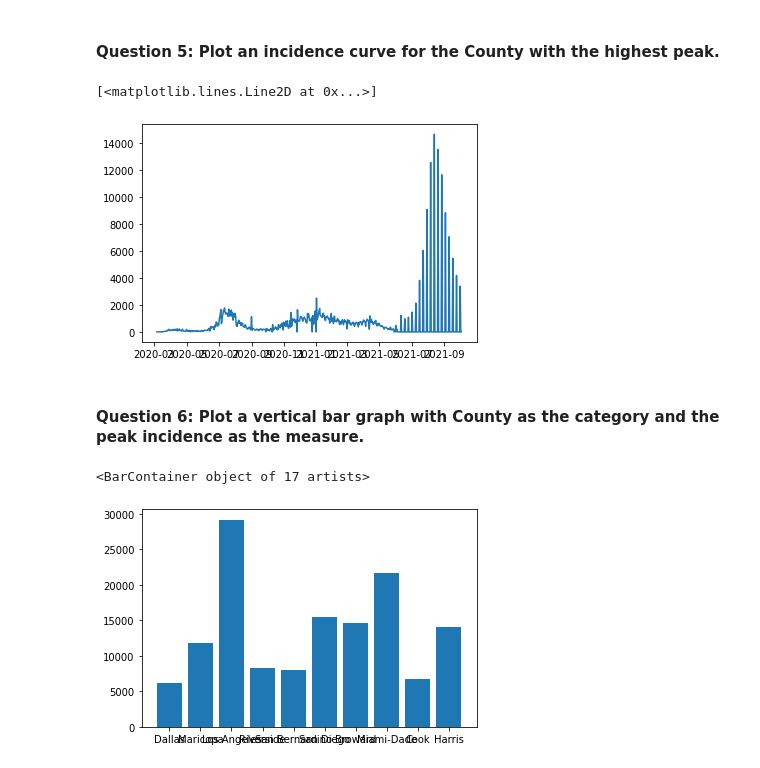
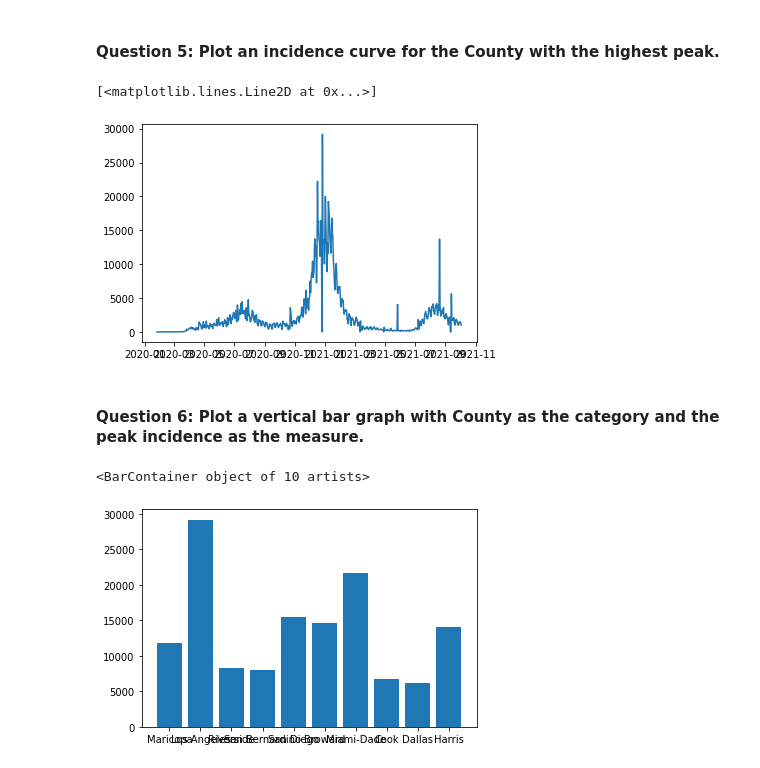
Before and after one commit to CMU-MS-DAS-Modern-Programming-Mini/ClassAssignmentNo4, a Jupyter notebook: US County Data - pandas.ipynb, the cells around one changed output. Drawn from its saved outputs; the diff is of its cells as text; code cells hidden in the pictures.

```diff
--- a/US County Data - pandas.ipynb
+++ b/US County Data - pandas.ipynb
@@ -22,10 +22,11 @@ df['date'] = df['date'].apply(pd.to_datetime)
 # %% [markdown]
 #### Question 1: Produce a DataFrame that contains only the data for the top 10 Counties by total number of cases
 # %%
-top_counties = df.groupby('fips').max().sort_values('cases', ascending = False)['county'].tolist()
-df_top_ten_counties = df[df['county'].isin(top_counties[0:10])]
+top_counties = df.groupby('fips').max().sort_values('cases', ascending = False).reset_index()['fips'].tolist()
+df_top_ten_counties = df[df['fips'].isin(top_counties[0:10])]
 
-df_top_ten_counties.head()
+
+df_top_ten_counties
 # %% [output]
 |  | date | county | state | fips | cases | deaths |
 | 3 | 2020-01-24 | Cook | Illinois | 17031.0 | 1 | 0.0 |
@@ -104,13 +123,13 @@ df_incidence.groupby('fips').max().sort_values('incidence', ascending = False)
 # %%
 import matplotlib.pyplot as plt
 
-df_highest_peak_county = df_incidence[df_incidence['county'] == 'Broward']
+df_highest_peak_county = df_incidence[df_incidence['county'] == 'Los Angeles']
 dates, incidence = df_highest_peak_county['date'].tolist(), df_highest_peak_county['incidence'].tolist()
 
 plt.plot(dates, incidence)
 # %% [output]
 [<matplotlib.lines.Line2D at 0x...>]
-[figure, old version]
+[figure, new version]
 # %% [markdown]
 #### Question 6: Plot a vertical bar graph with County as the category and the peak incidence as the measure.
 # %%
@@ -119,5 +138,5 @@ dates, incidence = df_max_incidence['county'].tolist(), df_max_incidence['incide
 
 plt.bar(dates, incidence)
 # %% [output]
-<BarContainer object of 17 artists>
+<BarContainer object of 10 artists>
-[figure, old version]
+[figure, new version]
```
Also changed, not shown: parts of 4 cells of this notebook.
